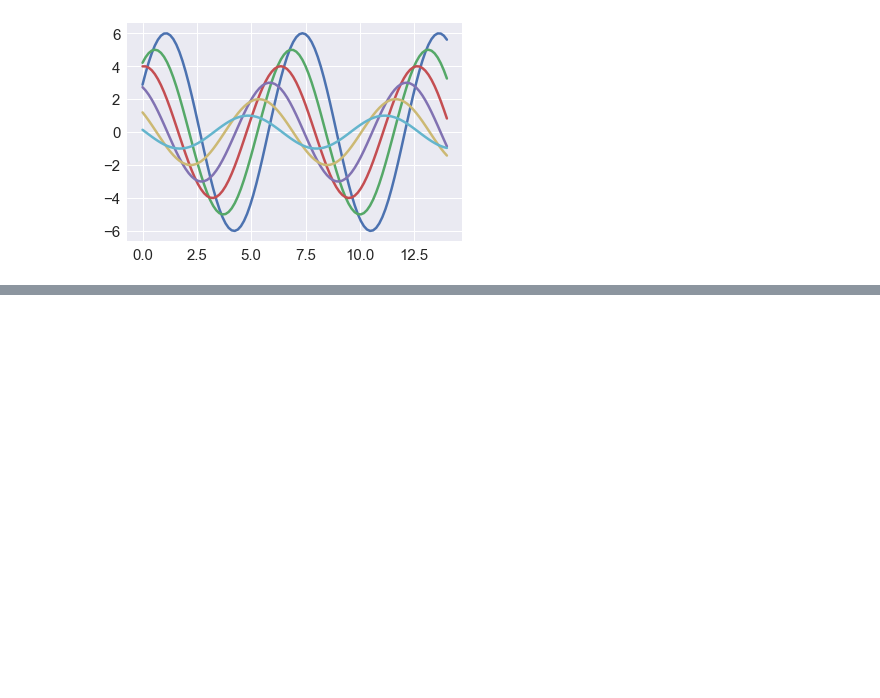
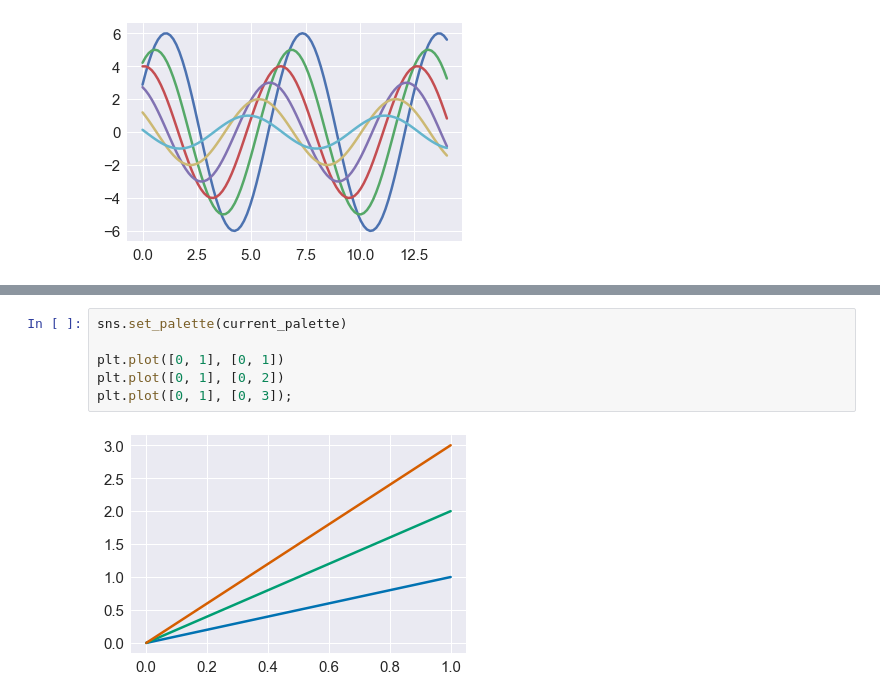
Before and after one commit to HassanSherwani/Data_Analysis_Python-II, a Jupyter notebook: 9.Seaborn.ipynb, the cells around one changed output, grey strips where cells are left out. Drawn from its saved outputs; the diff is of its cells as text; blank space fills up the shorter version.

```diff
--- a/9.Seaborn.ipynb
+++ b/9.Seaborn.ipynb
@@ -203,0 +228,8 @@ sinplot()
+# %%
+sns.set_palette(current_palette)
+
+plt.plot([0, 1], [0, 1])
+plt.plot([0, 1], [0, 2])
+plt.plot([0, 1], [0, 3]);
+# %% [output]
+[figure, added]
```
Also changed, not shown: parts of 48 cells of this notebook.
